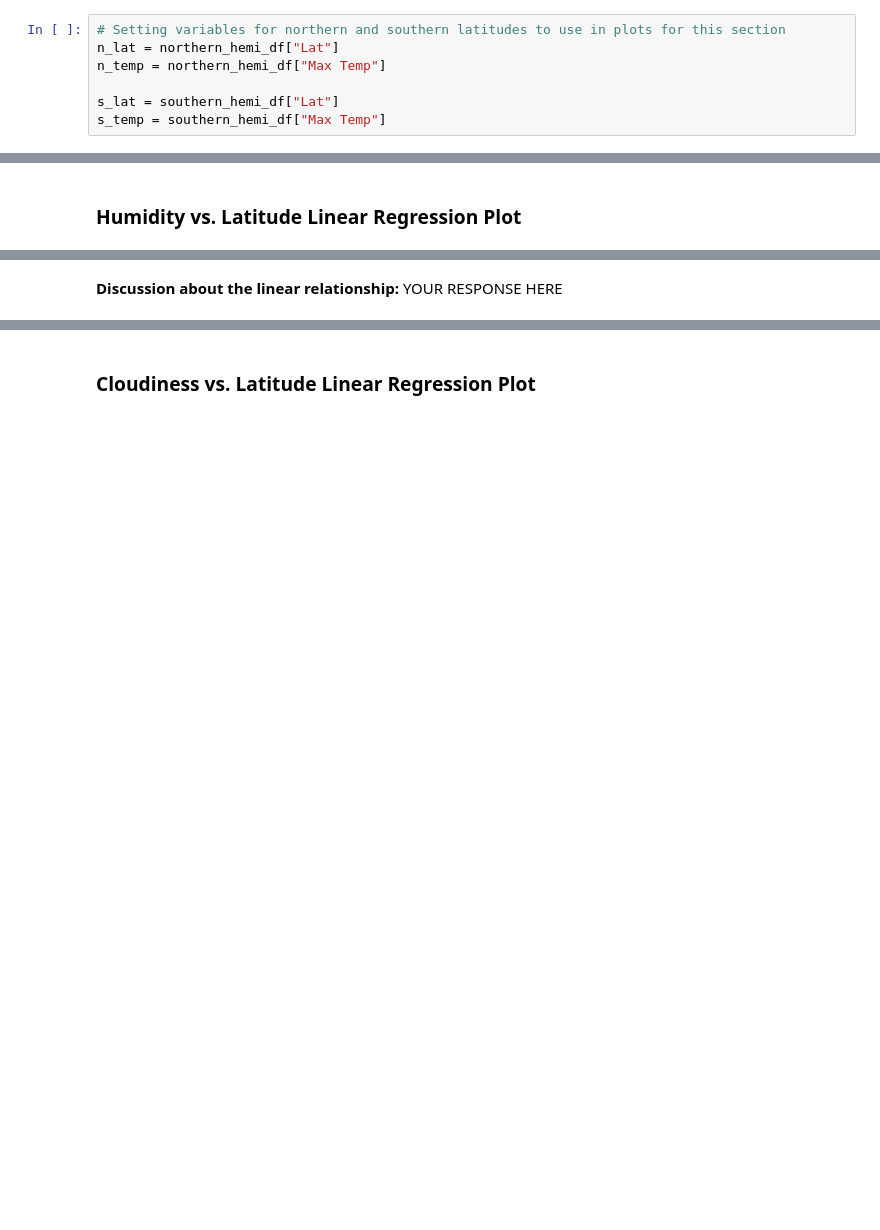
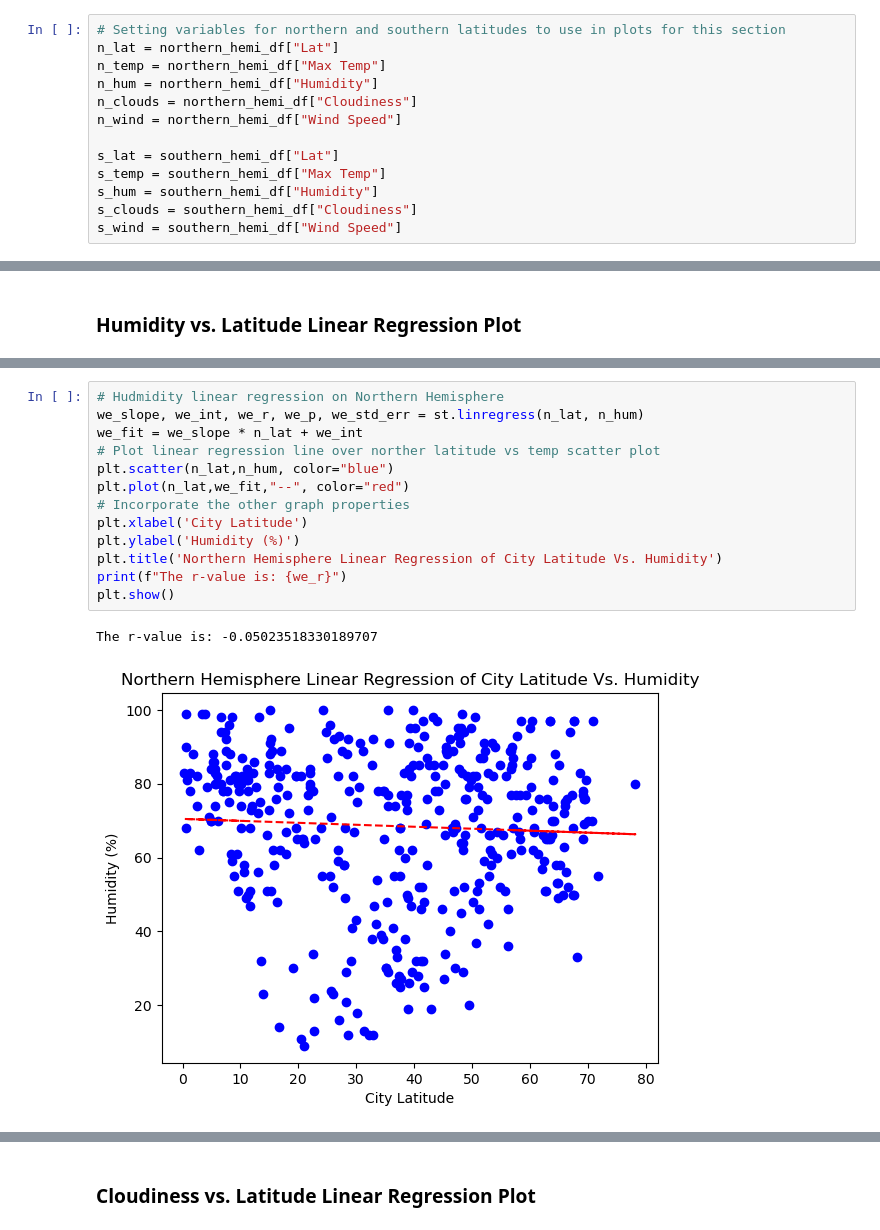
Before and after one commit to CRFitzgerald/python-api-challenge, a Jupyter notebook: WeatherPy/WeatherPy.ipynb, the cells around one changed output, grey strips where cells are left out. Saved outputs shown, nothing was run; the diff lists cells and outputs as text; blank space fills up the shorter version.

```diff
--- a/WeatherPy/WeatherPy.ipynb
+++ b/WeatherPy/WeatherPy.ipynb
@@ -350,7 +351,13 @@ southern_hemi_df.head()
 # Setting variables for northern and southern latitudes to use in plots for this section
 n_lat = northern_hemi_df["Lat"]
 n_temp = northern_hemi_df["Max Temp"]
+n_hum = northern_hemi_df["Humidity"]
+n_clouds = northern_hemi_df["Cloudiness"]
+n_wind = northern_hemi_df["Wind Speed"]
 
 s_lat = southern_hemi_df["Lat"]
 s_temp = southern_hemi_df["Max Temp"]
+s_hum = southern_hemi_df["Humidity"]
+s_clouds = southern_hemi_df["Cloudiness"]
+s_wind = southern_hemi_df["Wind Speed"]
 # %%
@@ -394,2 +399,16 @@ The r-value is: 0.0002808747046324607
-# %% [markdown]
-**Discussion about the linear relationship:** YOUR RESPONSE HERE
+# %%
+# Hudmidity linear regression on Northern Hemisphere
+we_slope, we_int, we_r, we_p, we_std_err = st.linregress(n_lat, n_hum)
+we_fit = we_slope * n_lat + we_int
+# Plot linear regression line over norther latitude vs temp scatter plot
+plt.scatter(n_lat,n_hum, color="blue")
+plt.plot(n_lat,we_fit,"--", color="red")
+# Incorporate the other graph properties
+plt.xlabel('City Latitude')
+plt.ylabel('Humidity (%)')
+plt.title('Northern Hemisphere Linear Regression of City Latitude Vs. Humidity')
+print(f"The r-value is: {we_r}")
+plt.show()
+# %% [output]
+The r-value is: -0.05023518330189707
+[figure, added]
```
Also changed, not shown: parts of 22 cells of this notebook.
